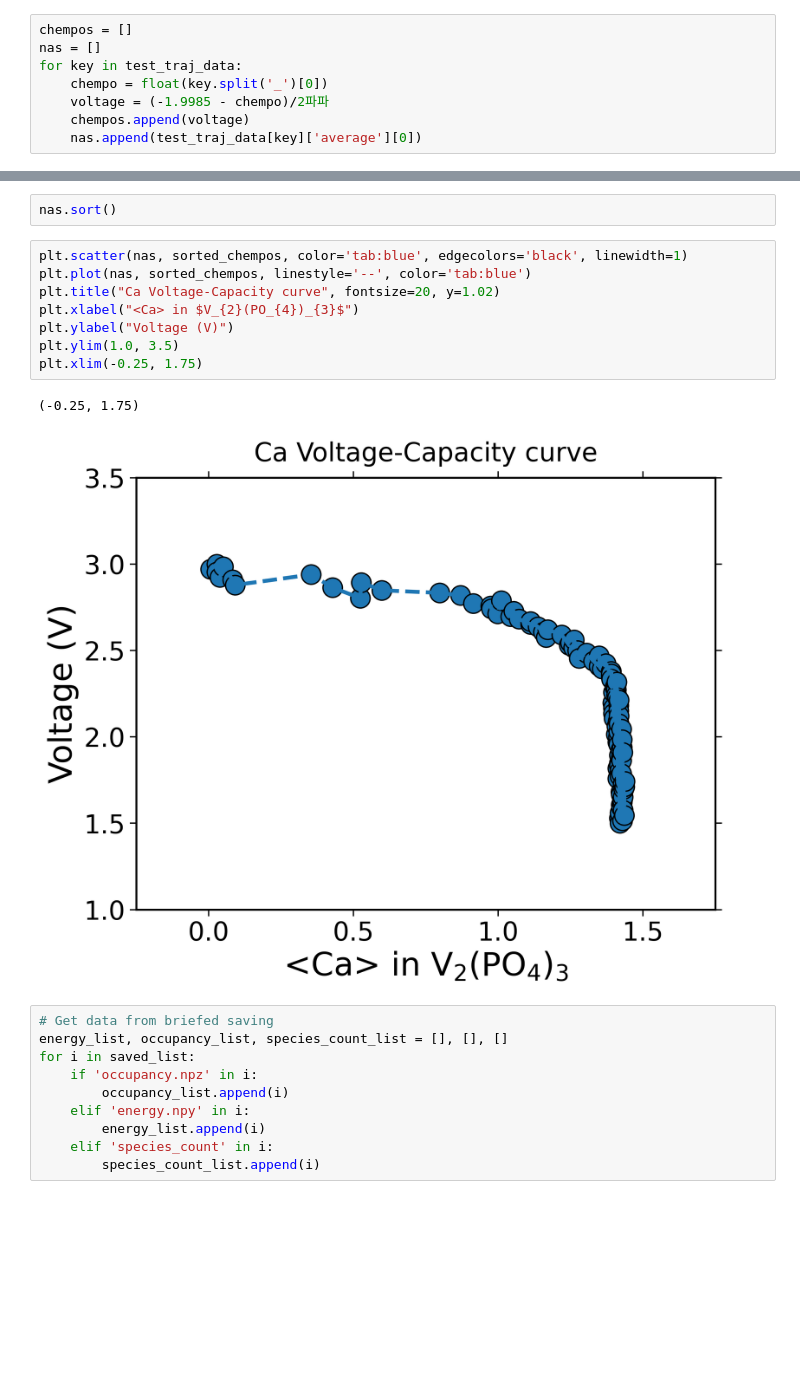
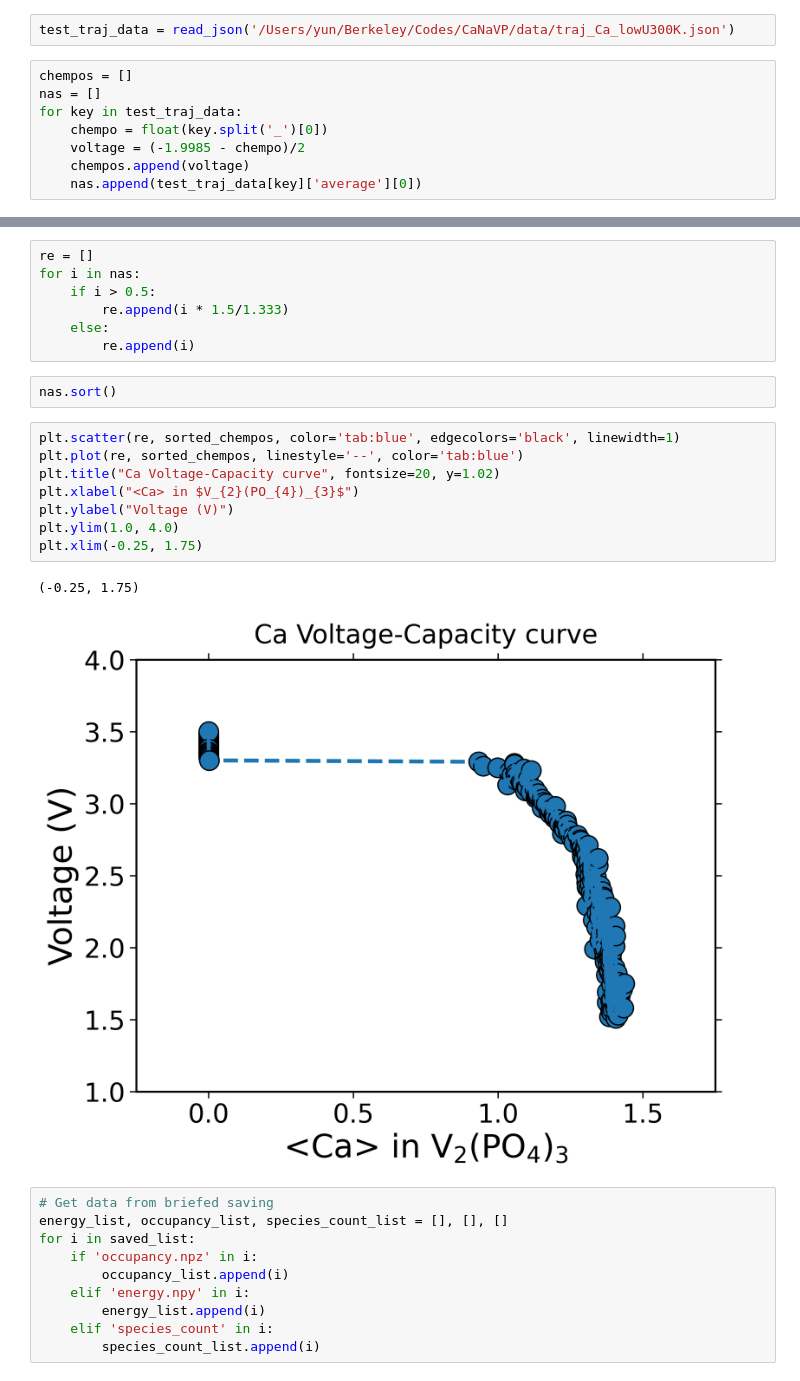
Before and after one commit to YunyeongChoi/CaNaVP, a Jupyter notebook: notebooks/test_sgmc.ipynb, the cells around one changed output, grey strips where cells are left out. Saved outputs shown, nothing was run; the diff lists cells and outputs as text; blank space fills up the shorter version.

```diff
--- a/notebooks/test_sgmc.ipynb
+++ b/notebooks/test_sgmc.ipynb
@@ -510,9 +508,11 @@ test_traj_data = read_json('./300K_voltage_traj.json')
+# %%
+test_traj_data = read_json('/Users/yun/Berkeley/Codes/CaNaVP/data/traj_Ca_lowU300K.json')
 # %%
 chempos = []
 nas = []
 for key in test_traj_data:
     chempo = float(key.split('_')[0])
-    voltage = (-1.9985 - chempo)/2파파
+    voltage = (-1.9985 - chempo)/2
     chempos.append(voltage)
     nas.append(test_traj_data[key]['average'][0])
 # %%
@@ -544,18 +546,25 @@ plt.xlim(-0.25, 3.25)
 # %%
 sorted_chempos = [x for _, x in sorted(zip(nas, chempos))]
+# %%
+re = []
+for i in nas:
+    if i > 0.5:
+        re.append(i * 1.5/1.333)
+    else:
+        re.append(i)
 # %%
 nas.sort()
 # %%
-plt.scatter(nas, sorted_chempos, color='tab:blue', edgecolors='black', linewidth=1)
-plt.plot(nas, sorted_chempos, linestyle='--', color='tab:blue')
+plt.scatter(re, sorted_chempos, color='tab:blue', edgecolors='black', linewidth=1)
+plt.plot(re, sorted_chempos, linestyle='--', color='tab:blue')
 plt.title("Ca Voltage-Capacity curve", fontsize=20, y=1.02)
 plt.xlabel("<Ca> in $V_{2}(PO_{4})_{3}$")
 plt.ylabel("Voltage (V)")
-plt.ylim(1.0, 3.5)
+plt.ylim(1.0, 4.0)
 plt.xlim(-0.25, 1.75)
 # %% [output]
 (-0.25, 1.75)
-[figure, old version]
+[figure, new version]
 # %%
 # Get data from briefed saving
 energy_list, occupancy_list, species_count_list = [], [], []
```
Also changed, not shown: parts of 3 cells of this notebook, 3 other files.
